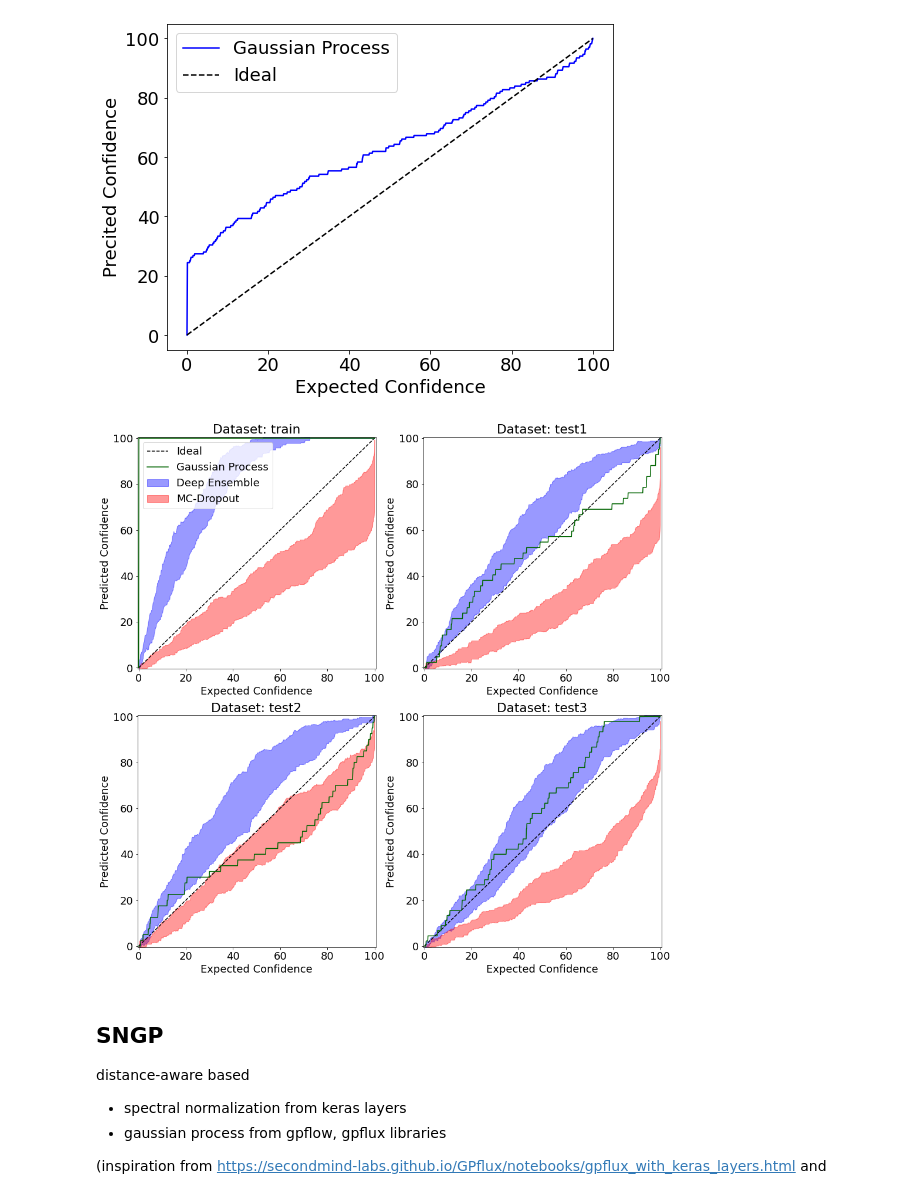
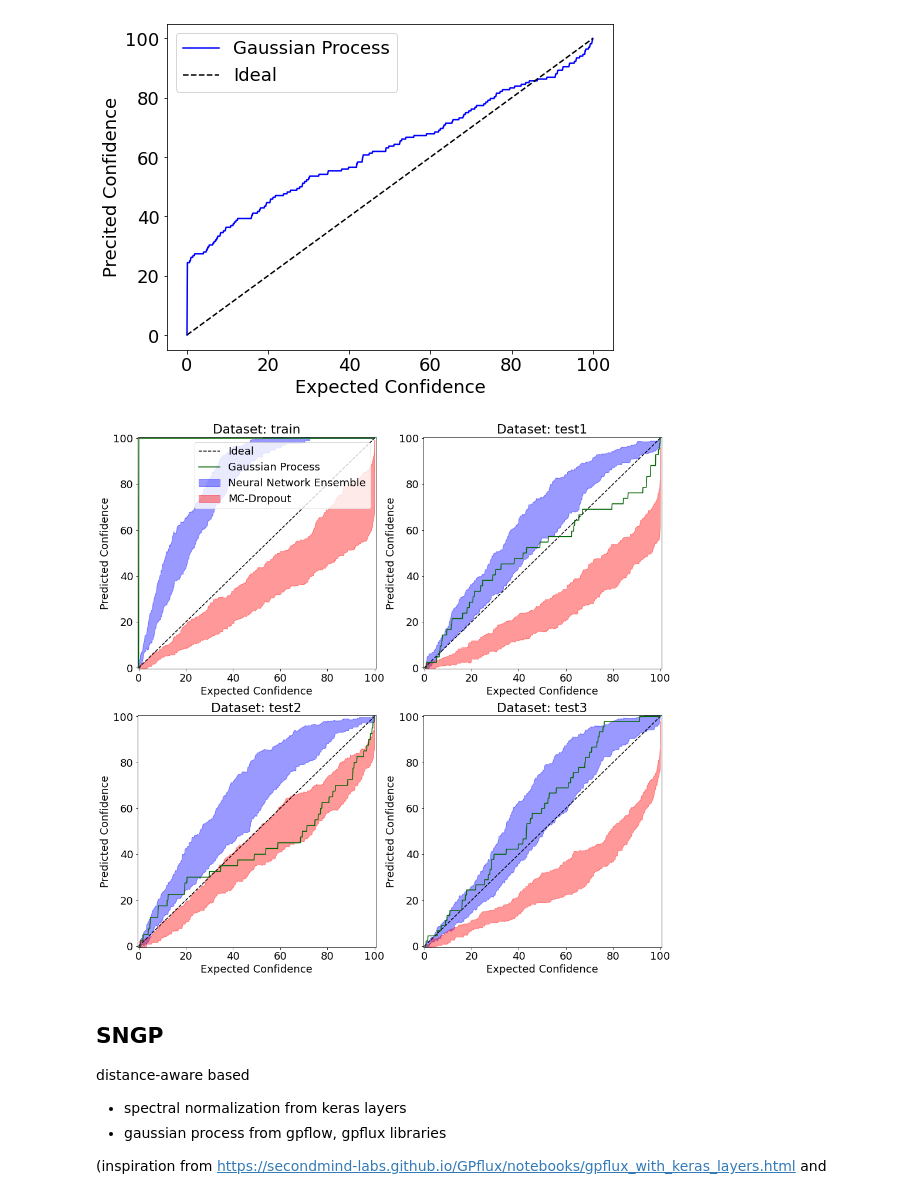
Before and after one commit to VNemani14/UQ_ML_Tutorial, a Jupyter notebook: Case_study_2/UQ_models_train_evaluate_Final-Resnet.ipynb, the cells around one changed output. Drawn from its saved outputs; the diff is of its cells as text; code cells hidden in the pictures.

```diff
--- a/Case_study_2/UQ_models_train_evaluate_Final-Resnet.ipynb
+++ b/Case_study_2/UQ_models_train_evaluate_Final-Resnet.ipynb
@@ -62,6 +62,7 @@ for myset in range(len(dataset)):
         cell_Q['cell_no'] = cell+1 # cell number
         cell_Q['norm_Q'] = cell_Q['capacity']/cell_Q['initial_capacity'].iloc[0] # cell number
         cell_Q['dataset'] = dataset[myset]
+        cell_Q['max_cycles'] = cell_Q.shape[0]
         all_Q_curves = pd.concat([all_Q_curves, cell_Q], axis=0)
 # %% [markdown]
 ### Plot the capacity curves
@@ -924,7 +922,7 @@ else:
 fig, ax = plt.subplots(2,2,figsize=(16, 16))
 for myset, myax in zip(range(len(dataset)),ax.flatten()):
 
-    allCI_DE = np.zeros((1000, niter))
+    allCI_NN = np.zeros((1000, niter))
     allCI_MC = np.zeros((1000, niter))
     for myiter in range(niter):
         # MC dropout
@@ -935,20 +933,20 @@ for myset, myax in zip(range(len(dataset)),ax.flatten()):
                                                df['MC_sigma_eff'].values)
         allCI_MC[:,myiter] = CI_MC
 
-        # Deep Ensemble
-        df = allresults_DEdf.loc[(allresults_DEdf['dataset']==dataset[myset]) &
-                                 (allresults_DEdf['iteration']==myiter)]
-        exp_CI, CI_DE, ECE = get_confidence_interval(df['True'].values,
-                                               df['DE_mu_eff'].values,
-                                               df['DE_sigma_eff'].values)
-        allCI_DE[:,myiter] = CI_DE
+        # Neural Network Ensemble
+        df = allresults_NNdf.loc[(allresults_NNdf['dataset']==dataset[myset]) &
+                                 (allresults_NNdf['iteration']==myiter)]
+        exp_CI, CI_NN, ECE = get_confidence_interval(df['True'].values,
+                                               df['NN_mu_eff'].values,
+                                               df['NN_sigma_eff'].values)
+        allCI_NN[:,myiter] = CI_NN
 
 
     myax.plot([0,100],[0,100], color='black', linestyle='dashed', label='Ideal')
     myax.fill_between(exp_CI,
-                np.mean(allCI_DE, axis = 1)+np.std(allCI_DE, axis = 1),
-                np.mean(allCI_DE, axis = 1)-np.std(allCI_DE, axis = 1),
-                color='blue', alpha = 0.4, linestyle='None', label='Deep Ensemble')
+                np.mean(allCI_NN, axis = 1)+np.std(allCI_NN, axis = 1),
+                np.mean(allCI_NN, axis = 1)-np.std(allCI_NN, axis = 1),
+                color='blue', alpha = 0.4, linestyle='None', label='Neural Network Ensemble')
 
     myax.fill_between(exp_CI,
                 np.mean(allCI_MC, axis = 1)+np.std(allCI_MC, axis = 1),
@@ -1052,46 +1050,44 @@ for myset, myax in zip(range(len(dataset)),ax.flatten()):
 # plotting DE and MC
 for myset, myax in zip(range(len(dataset)),ax.flatten()):
 
-    allCI_DE = np.zeros((1000, niter))
+    allCI_NN = np.zeros((1000, niter))
     allCI_MC = np.zeros((1000, niter))
     for myiter in range(niter):
         df = allresults_MCdf.loc[(allresults_MCdf['dataset']==dataset[myset]) &
                                  (allresults_MCdf['iteration']==myiter)]
         exp_CI, CI_MC, ECE = get_confidence_interval(df['True'].values,
                                                df['MC_mu_eff'].values,
                                                df['MC_sigma_eff'].values)
         allCI_MC[:,myiter] = CI_MC
 
-        df = allresults_DEdf.loc[(allresults_DEdf['dataset']==dataset[myset]) &
-                                 (allresults_DEdf['iteration']==myiter)]
-        exp_CI, CI_DE, ECE = get_confidence_interval(df['True'].values,
-                                               df['DE_mu_eff'].values,
-                                               df['DE_sigma_eff'].values)
-        allCI_DE[:,myiter] = CI_DE
+        df = allresults_NNdf.loc[(allresults_NNdf['dataset']==dataset[myset]) &
+                                 (allresults_NNdf['iteration']==myiter)]
+        exp_CI, CI_NN, ECE = get_confidence_interval(df['True'].values,
+                                               df['NN_mu_eff'].values,
+                                               df['NN_sigma_eff'].values)
+        allCI_NN[:,myiter] = CI_NN
 
 
     myax.fill_between(exp_CI,
-                np.mean(allCI_DE, axis = 1)+np.std(allCI_DE, axis = 1),
-                np.mean(allCI_DE, axis = 1)-np.std(allCI_DE, axis = 1),
-                color='blue', alpha = 0.4, linestyle='None', label='Deep Ensemble')
+                np.mean(allCI_NN, axis = 1)+np.std(allCI_NN, axis = 1),
+                np.mean(allCI_NN, axis = 1)-np.std(allCI_NN, axis = 1),
+                color='blue', alpha = 0.4, linestyle='None', label='Neural Network Ensemble')
 
     myax.fill_between(exp_CI,
                 np.mean(allCI_MC, axis = 1)+np.std(allCI_MC, axis = 1),
                 np.mean(allCI_MC, axis = 1)-np.std(allCI_MC, axis = 1),
                 color='red', alpha = 0.4, linestyle='None', label='MC-Dropout')
 
 
     myax.set_title("Dataset: "+ dataset[myset])
     myax.set_xlabel("Expected Confidence")
     myax.set_ylabel("Predicted Confidence")
     myax.set_xlim([-0.5, 100.5])
     myax.set_ylim([-0.5, 100.5])
     if myset ==0:
         myax.legend()
-
-fig.savefig("figs/calibration_curves.jpg")
 # %% [output]
-[figure, old version]
+[figure, new version]
 # %% [markdown]
 ## SNGP
 
```
Also changed, not shown: parts of 26 cells of this notebook, 5 other files.
